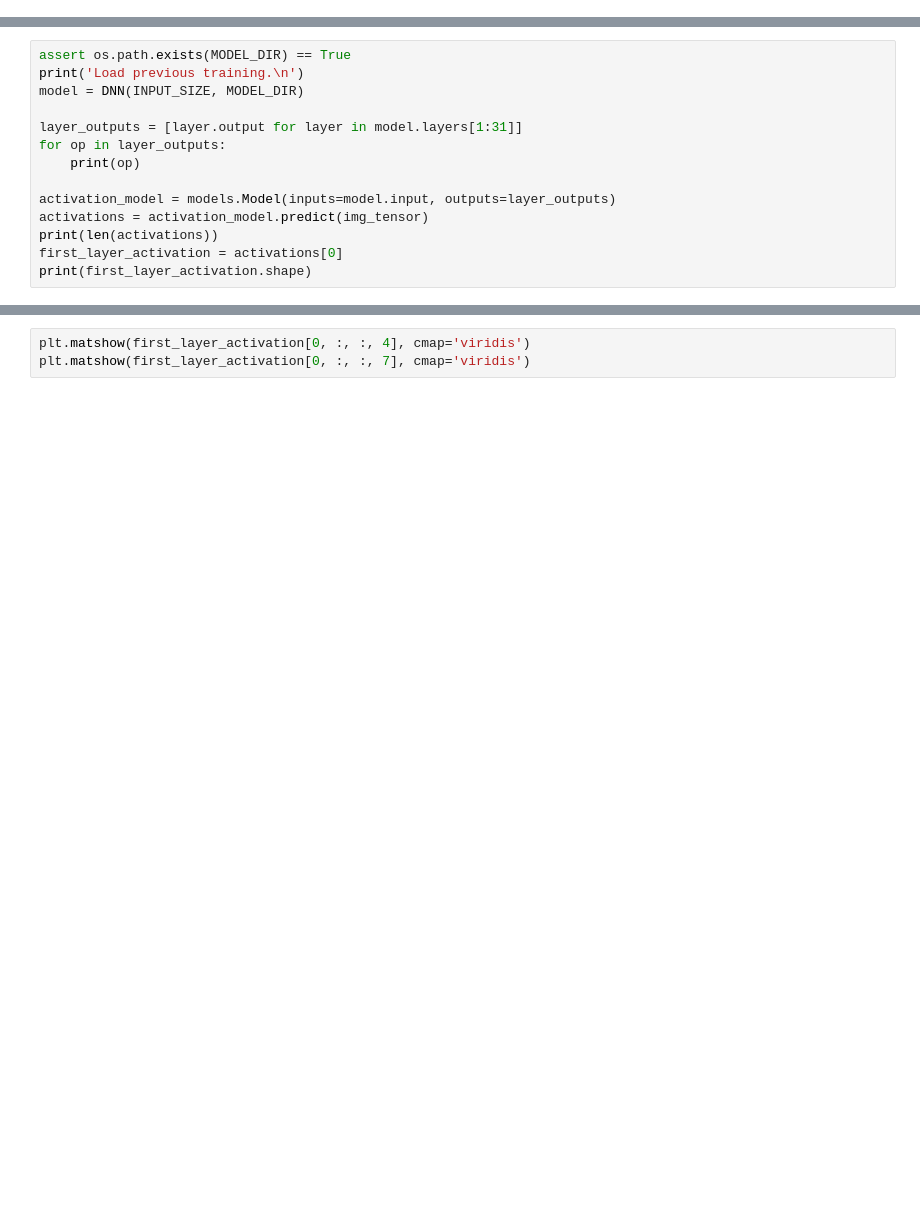
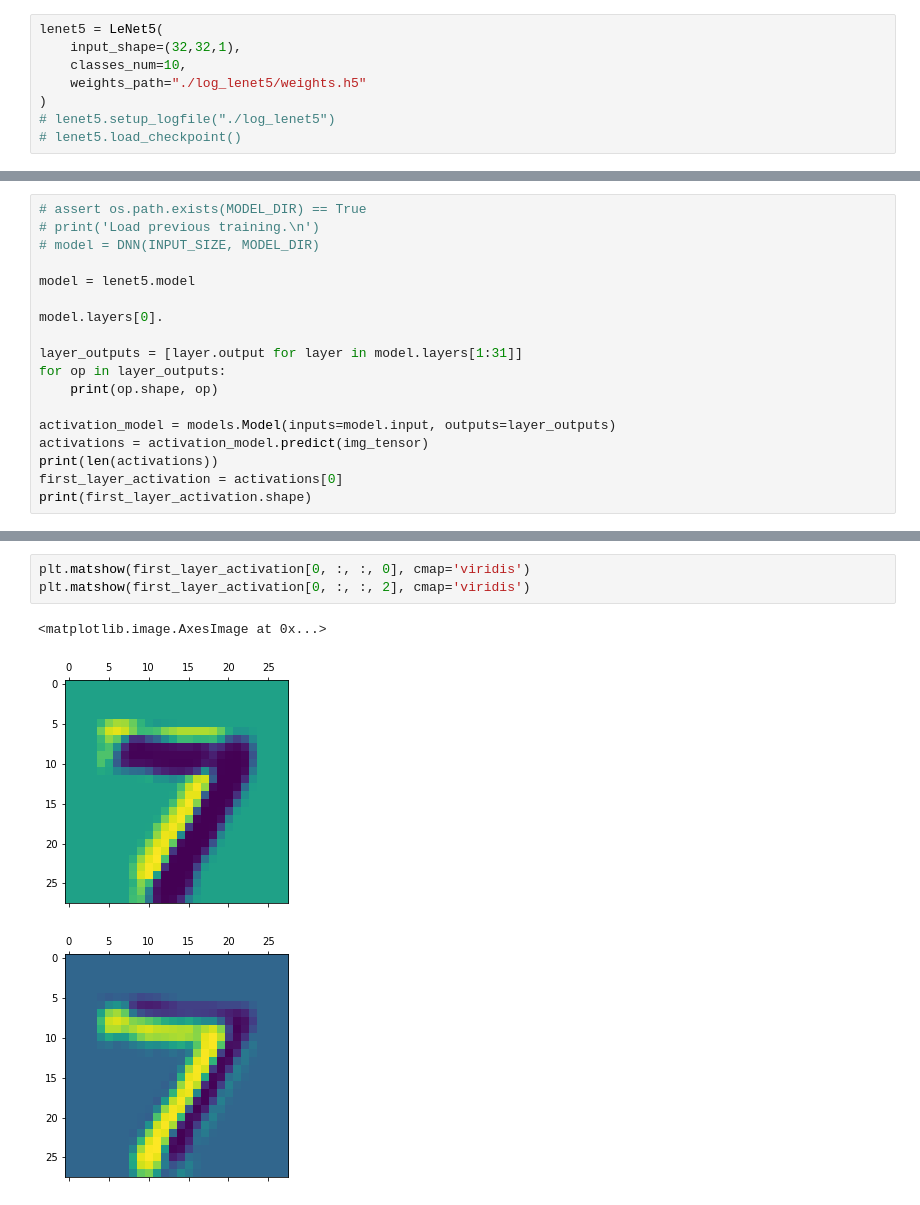
Before and after one commit to jacky10001/tf2-mycnn, a Jupyter notebook: dev_vis_featuremap.ipynb, the cells around one changed output, grey strips where cells are left out. Drawn from its saved outputs; the diff is of its cells as text; blank space fills up the shorter version.

Commit message:
keep work
check #55

```diff
--- a/dev_vis_featuremap.ipynb
+++ b/dev_vis_featuremap.ipynb
@@ -10,0 +33,8 @@ INPUT_SIZE = config.INPUT_SIZE
+# %%
+lenet5 = LeNet5(
+    input_shape=(32,32,1),
+    classes_num=10,
+    weights_path="./log_lenet5/weights.h5"
+)
+# lenet5.setup_logfile("./log_lenet5")
+# lenet5.load_checkpoint()
@@ -22,11 +80,15 @@ plt.show()
 # %%
-assert os.path.exists(MODEL_DIR) == True
-print('Load previous training.\n')
-model = DNN(INPUT_SIZE, MODEL_DIR)
+# assert os.path.exists(MODEL_DIR) == True
+# print('Load previous training.\n')
+# model = DNN(INPUT_SIZE, MODEL_DIR)
+
+model = lenet5.model
+
+model.layers[0].
 
 layer_outputs = [layer.output for layer in model.layers[1:31]]
 for op in layer_outputs:
-    print(op)
+    print(op.shape, op)
 
 activation_model = models.Model(inputs=model.input, outputs=layer_outputs)
 activations = activation_model.predict(img_tensor)
@@ -36,6 +131,10 @@ print(first_layer_activation.shape)
 # %%
-plt.matshow(first_layer_activation[0, :, :, 4], cmap='viridis')
-plt.matshow(first_layer_activation[0, :, :, 7], cmap='viridis')
+plt.matshow(first_layer_activation[0, :, :, 0], cmap='viridis')
+plt.matshow(first_layer_activation[0, :, :, 2], cmap='viridis')
+# %% [output]
+<matplotlib.image.AxesImage at 0x...>
+[figure, added]
+[figure, added]
 # %%
 layer_names = []
 
```
Also changed, not shown: parts of 9 cells of this notebook, 2 other files.
